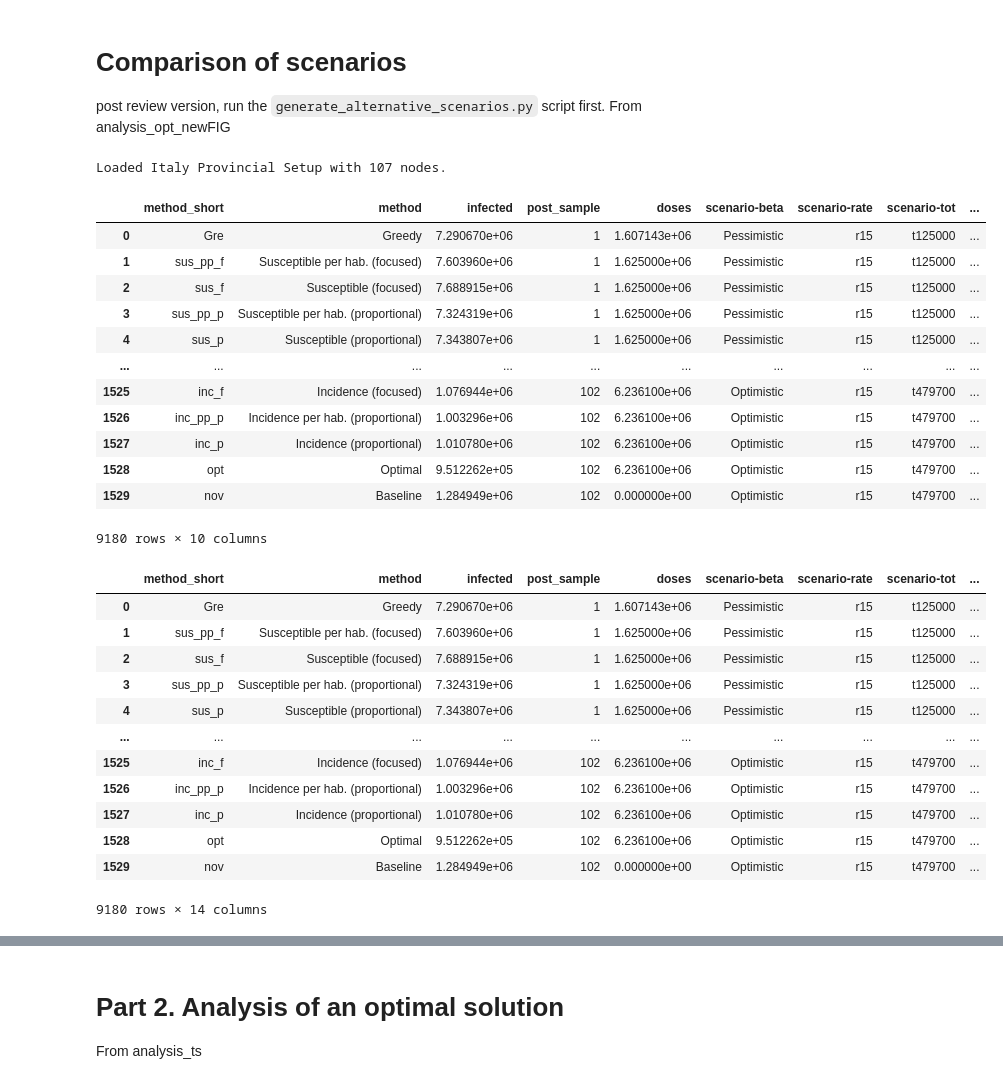
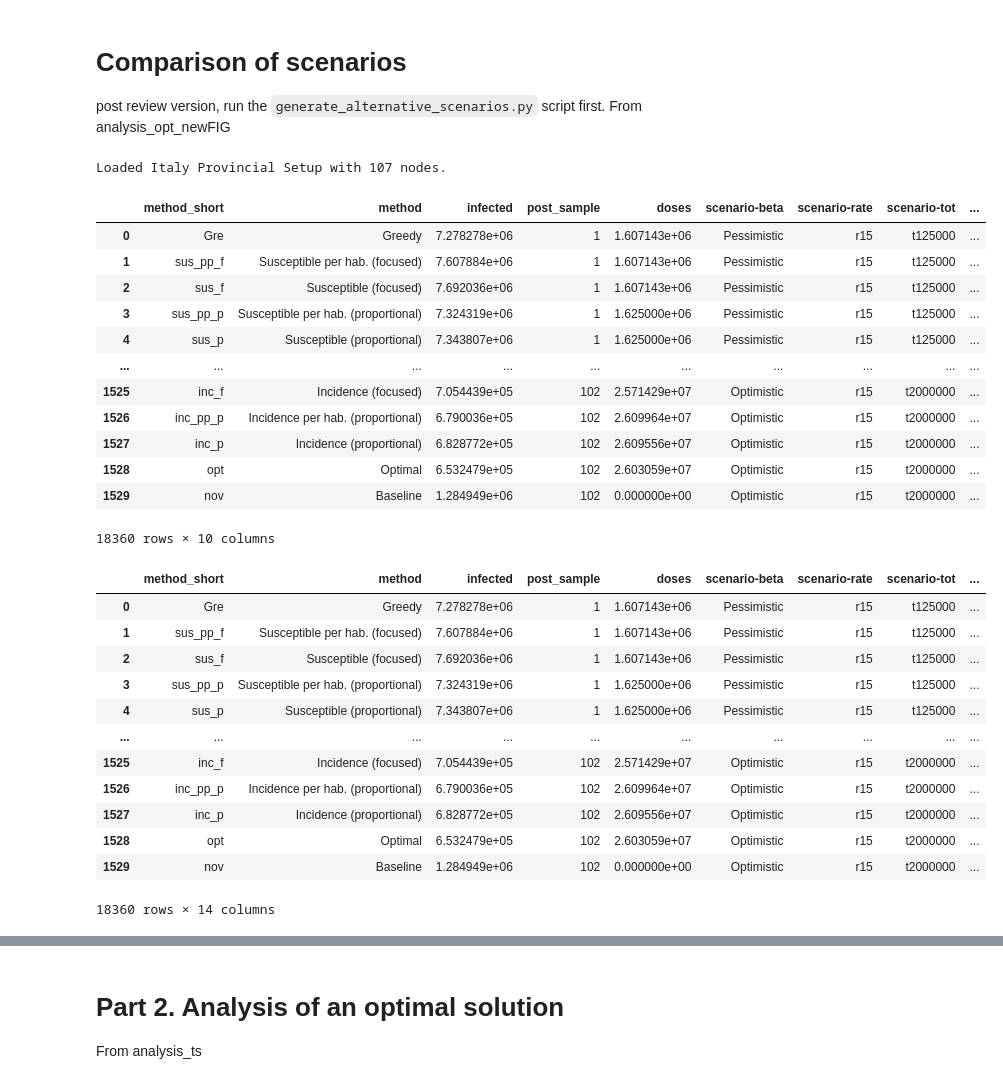
Before and after one commit to jcblemai/COVID-19_italy-vaccination-oc, a Jupyter notebook: post-review-analysis.ipynb, the cells around one changed output, grey strips where cells are left out. Saved outputs shown, nothing was run; the diff lists cells and outputs as text; code cells hidden in the pictures.

```diff
--- a/post-review-analysis.ipynb
+++ b/post-review-analysis.ipynb
@@ -13,47 +13,47 @@ import networkx
 from ItalySetup import ItalySetupProvinces
 from covidOCP import COVIDVaccinationOCP, COVIDParametersOCP
 from main import pick_scenario, build_scenario
 import seaborn as sns
 import datetime
 import pickle
 import os
 import tqdm
 
-output_directory = 'model_output/2021-11-18-fix/'
+output_directory = 'model_output/2021-11-23/'
 output_prefix = f'altstratint'
 
 # New builder
 when = 'future-mobintime'
 nnodes = 107
 ndays = 90
 setup_shared = ItalySetupProvinces(nnodes, ndays, when)
-scenarios = {pick_scenario(setup_shared, i)['name']: pick_scenario(setup_shared, i) for i in np.arange(2,7+1)}
+scenarios = {pick_scenario(setup_shared, i)['name']: pick_scenario(setup_shared, i) for i in np.arange(2,13+1)}
 summary = pd.DataFrame()
 for scn_name, scn in scenarios.items():
     summary = pd.concat([summary, pd.read_csv(f'{output_directory}/{output_prefix}-{scn_name}-ALL.csv')])
 
 
 #summary = pd.read_csv(f'{output_directory}/{output_prefix}-ALL.csv')
 summary.replace('U', 'Pessimistic', inplace=True)
 summary.replace('L', 'Optimistic', inplace=True)
 summary.replace('Population per hab. (focused)', 'Equal (focused)', inplace=True)
 summary.replace('Population per hab. (proportional)', 'Equal (proportional)', inplace=True)
 summary
 # %% [output]
 Loaded Italy Provincial Setup with 107 nodes.
 |  | method_short | method | infected | post_sample | doses | scenario-beta | scenario-rate | scenario-tot | ... |
-| 0 | Gre | Greedy | 7.290670e+06 | 1 | 1.607143e+06 | Pessimistic | r15 | t125000 | ... |
-| 1 | sus_pp_f | Susceptible per hab. (focused) | 7.603960e+06 | 1 | 1.625000e+06 | Pessimistic | r15 | t125000 | ... |
-| 2 | sus_f | Susceptible (focused) | 7.688915e+06 | 1 | 1.625000e+06 | Pessimistic | r15 | t125000 | ... |
+| 0 | Gre | Greedy | 7.278278e+06 | 1 | 1.607143e+06 | Pessimistic | r15 | t125000 | ... |
+| 1 | sus_pp_f | Susceptible per hab. (focused) | 7.607884e+06 | 1 | 1.607143e+06 | Pessimistic | r15 | t125000 | ... |
+| 2 | sus_f | Susceptible (focused) | 7.692036e+06 | 1 | 1.607143e+06 | Pessimistic | r15 | t125000 | ... |
 | 3 | sus_pp_p | Susceptible per hab. (proportional) | 7.324319e+06 | 1 | 1.625000e+06 | Pessimistic | r15 | t125000 | ... |
 | 4 | sus_p | Susceptible (proportional) | 7.343807e+06 | 1 | 1.625000e+06 | Pessimistic | r15 | t125000 | ... |
 | ... | ... | ... | ... | ... | ... | ... | ... | ... | ... |
-| 1525 | inc_f | Incidence (focused) | 1.076944e+06 | 102 | 6.236100e+06 | Optimistic | r15 | t479700 | ... |
-| 1526 | inc_pp_p | Incidence per hab. (proportional) | 1.003296e+06 | 102 | 6.236100e+06 | Optimistic | r15 | t479700 | ... |
-| 1527 | inc_p | Incidence (proportional) | 1.010780e+06 | 102 | 6.236100e+06 | Optimistic | r15 | t479700 | ... |
-| 1528 | opt | Optimal | 9.512262e+05 | 102 | 6.236100e+06 | Optimistic | r15 | t479700 | ... |
-| 1529 | nov | Baseline | 1.284949e+06 | 102 | 0.000000e+00 | Optimistic | r15 | t479700 | ... |
+| 1525 | inc_f | Incidence (focused) | 7.054439e+05 | 102 | 2.571429e+07 | Optimistic | r15 | t2000000 | ... |
+| 1526 | inc_pp_p | Incidence per hab. (proportional) | 6.790036e+05 | 102 | 2.609964e+07 | Optimistic | r15 | t2000000 | ... |
+| 1527 | inc_p | Incidence (proportional) | 6.828772e+05 | 102 | 2.609556e+07 | Optimistic | r15 | t2000000 | ... |
+| 1528 | opt | Optimal | 6.532479e+05 | 102 | 2.603059e+07 | Optimistic | r15 | t2000000 | ... |
+| 1529 | nov | Baseline | 1.284949e+06 | 102 | 0.000000e+00 | Optimistic | r15 | t2000000 | ... |
-9180 rows × 10 columns
+18360 rows × 10 columns
 # %%
 summary['averted'] = 0
 for ps in tqdm.tqdm(summary['post_sample'].unique()):
@@ -81,18 +81,18 @@ for sn in tqdm.tqdm(summary['scenario'].unique()):
 summary
 # %% [output]
 |  | method_short | method | infected | post_sample | doses | scenario-beta | scenario-rate | scenario-tot | ... |
-| 0 | Gre | Greedy | 7.290670e+06 | 1 | 1.607143e+06 | Pessimistic | r15 | t125000 | ... |
-| 1 | sus_pp_f | Susceptible per hab. (focused) | 7.603960e+06 | 1 | 1.625000e+06 | Pessimistic | r15 | t125000 | ... |
-| 2 | sus_f | Susceptible (focused) | 7.688915e+06 | 1 | 1.625000e+06 | Pessimistic | r15 | t125000 | ... |
+| 0 | Gre | Greedy | 7.278278e+06 | 1 | 1.607143e+06 | Pessimistic | r15 | t125000 | ... |
+| 1 | sus_pp_f | Susceptible per hab. (focused) | 7.607884e+06 | 1 | 1.607143e+06 | Pessimistic | r15 | t125000 | ... |
+| 2 | sus_f | Susceptible (focused) | 7.692036e+06 | 1 | 1.607143e+06 | Pessimistic | r15 | t125000 | ... |
 | 3 | sus_pp_p | Susceptible per hab. (proportional) | 7.324319e+06 | 1 | 1.625000e+06 | Pessimistic | r15 | t125000 | ... |
 | 4 | sus_p | Susceptible (proportional) | 7.343807e+06 | 1 | 1.625000e+06 | Pessimistic | r15 | t125000 | ... |
 | ... | ... | ... | ... | ... | ... | ... | ... | ... | ... |
-| 1525 | inc_f | Incidence (focused) | 1.076944e+06 | 102 | 6.236100e+06 | Optimistic | r15 | t479700 | ... |
-| 1526 | inc_pp_p | Incidence per hab. (proportional) | 1.003296e+06 | 102 | 6.236100e+06 | Optimistic | r15 | t479700 | ... |
-| 1527 | inc_p | Incidence (proportional) | 1.010780e+06 | 102 | 6.236100e+06 | Optimistic | r15 | t479700 | ... |
-| 1528 | opt | Optimal | 9.512262e+05 | 102 | 6.236100e+06 | Optimistic | r15 | t479700 | ... |
-| 1529 | nov | Baseline | 1.284949e+06 | 102 | 0.000000e+00 | Optimistic | r15 | t479700 | ... |
+| 1525 | inc_f | Incidence (focused) | 7.054439e+05 | 102 | 2.571429e+07 | Optimistic | r15 | t2000000 | ... |
+| 1526 | inc_pp_p | Incidence per hab. (proportional) | 6.790036e+05 | 102 | 2.609964e+07 | Optimistic | r15 | t2000000 | ... |
+| 1527 | inc_p | Incidence (proportional) | 6.828772e+05 | 102 | 2.609556e+07 | Optimistic | r15 | t2000000 | ... |
+| 1528 | opt | Optimal | 6.532479e+05 | 102 | 2.603059e+07 | Optimistic | r15 | t2000000 | ... |
+| 1529 | nov | Baseline | 1.284949e+06 | 102 | 0.000000e+00 | Optimistic | r15 | t2000000 | ... |
-9180 rows × 14 columns
+18360 rows × 14 columns
 # %%
 #smry[(smry['scenario-tot'] == 't250000')&(smry['post_sample'] == 1)]
 # %%
```
Also changed, not shown: parts of 5 cells of this notebook, 2 other files.
